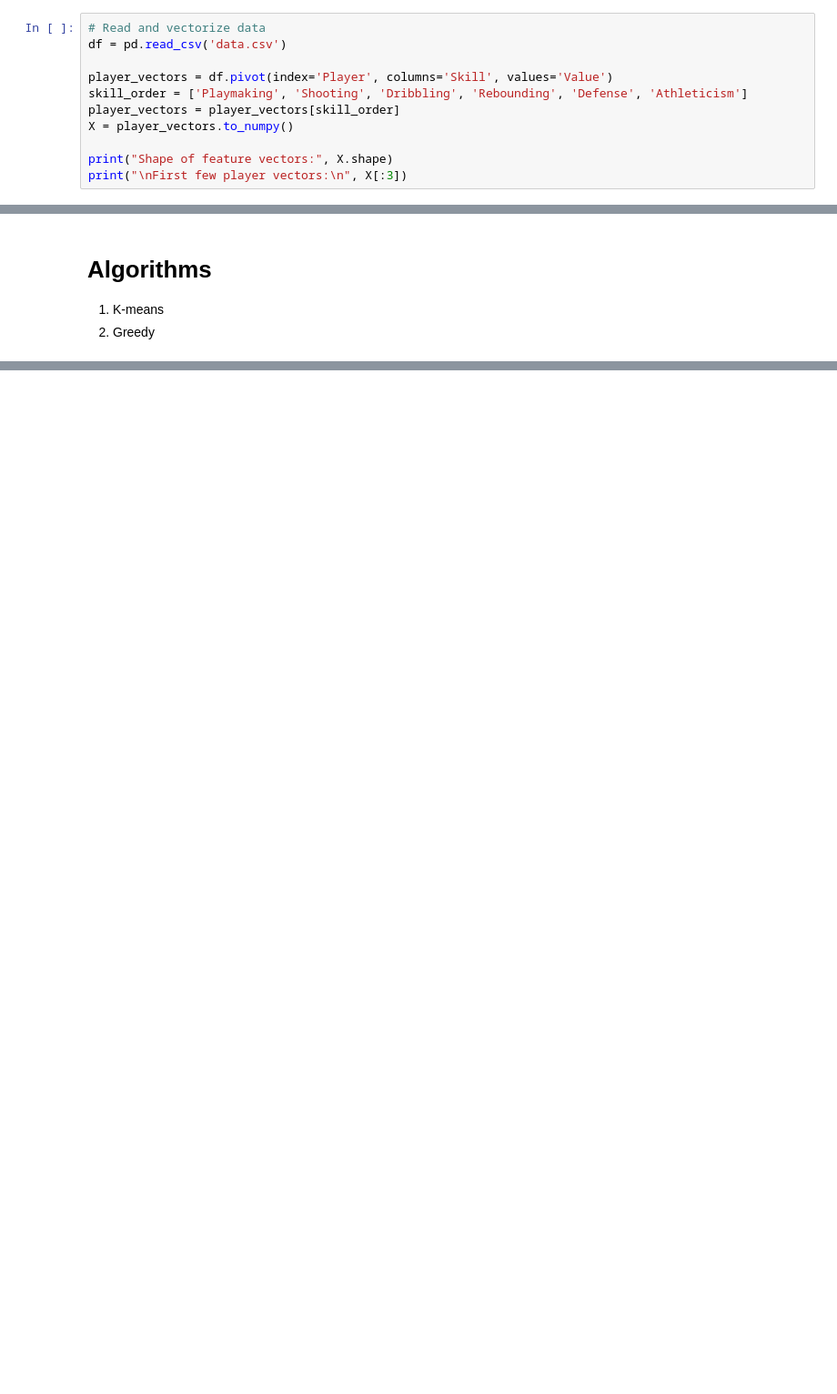
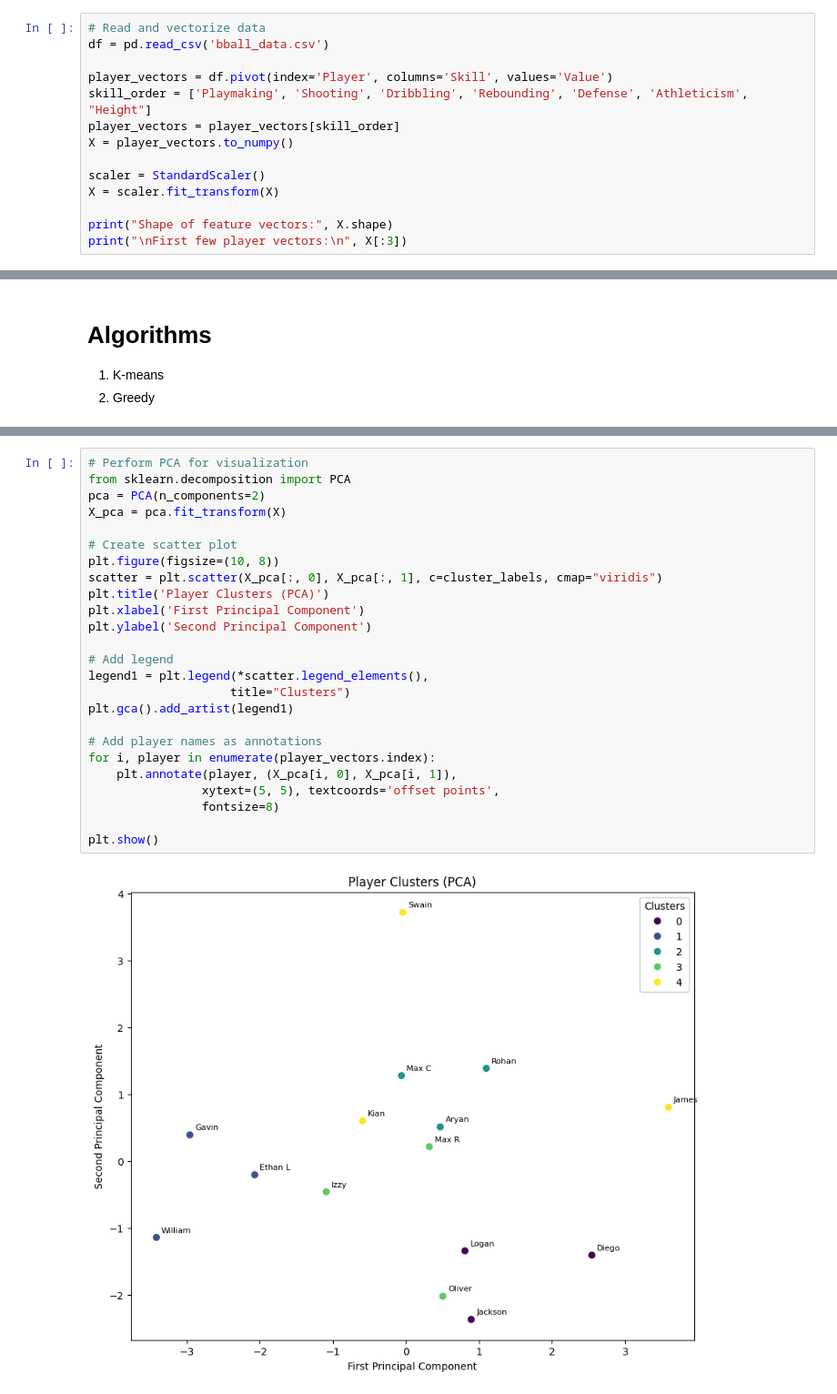
Before and after one commit to olivcho/Optimal-Basketball-Teams, a Jupyter notebook: sorting.ipynb, the cells around one changed output, grey strips where cells are left out. Shown at 91% size. Drawn from its saved outputs; the diff is of its cells as text; blank space fills up the shorter version.

```diff
--- a/sorting.ipynb
+++ b/sorting.ipynb
@@ -4,12 +6,15 @@ import pandas as pd
 # %%
 # Read and vectorize data
-df = pd.read_csv('data.csv')
+df = pd.read_csv('bball_data.csv')
 
 player_vectors = df.pivot(index='Player', columns='Skill', values='Value')
-skill_order = ['Playmaking', 'Shooting', 'Dribbling', 'Rebounding', 'Defense', 'Athleticism']
+skill_order = ['Playmaking', 'Shooting', 'Dribbling', 'Rebounding', 'Defense', 'Athleticism', "Height"]
 player_vectors = player_vectors[skill_order]
 X = player_vectors.to_numpy()
 
+scaler = StandardScaler()
+X = scaler.fit_transform(X)
+
 print("Shape of feature vectors:", X.shape)
 print("\nFirst few player vectors:\n", X[:3])
 # %% [output]
@@ -142,0 +90,27 @@ Team 3:
+# %%
+# Perform PCA for visualization
+from sklearn.decomposition import PCA
+pca = PCA(n_components=2)
+X_pca = pca.fit_transform(X)
+
+# Create scatter plot
+plt.figure(figsize=(10, 8))
+scatter = plt.scatter(X_pca[:, 0], X_pca[:, 1], c=cluster_labels, cmap="viridis")
+plt.title('Player Clusters (PCA)')
+plt.xlabel('First Principal Component')
+plt.ylabel('Second Principal Component')
+
+# Add legend
+legend1 = plt.legend(*scatter.legend_elements(),
+                    title="Clusters")
+plt.gca().add_artist(legend1)
+
+# Add player names as annotations
+for i, player in enumerate(player_vectors.index):
+    plt.annotate(player, (X_pca[i, 0], X_pca[i, 1]),
+                xytext=(5, 5), textcoords='offset points',
+                fontsize=8)
+
+plt.show()
+# %% [output]
+[figure, added]
```
Also changed, not shown: parts of 9 cells of this notebook, 4 other files.
